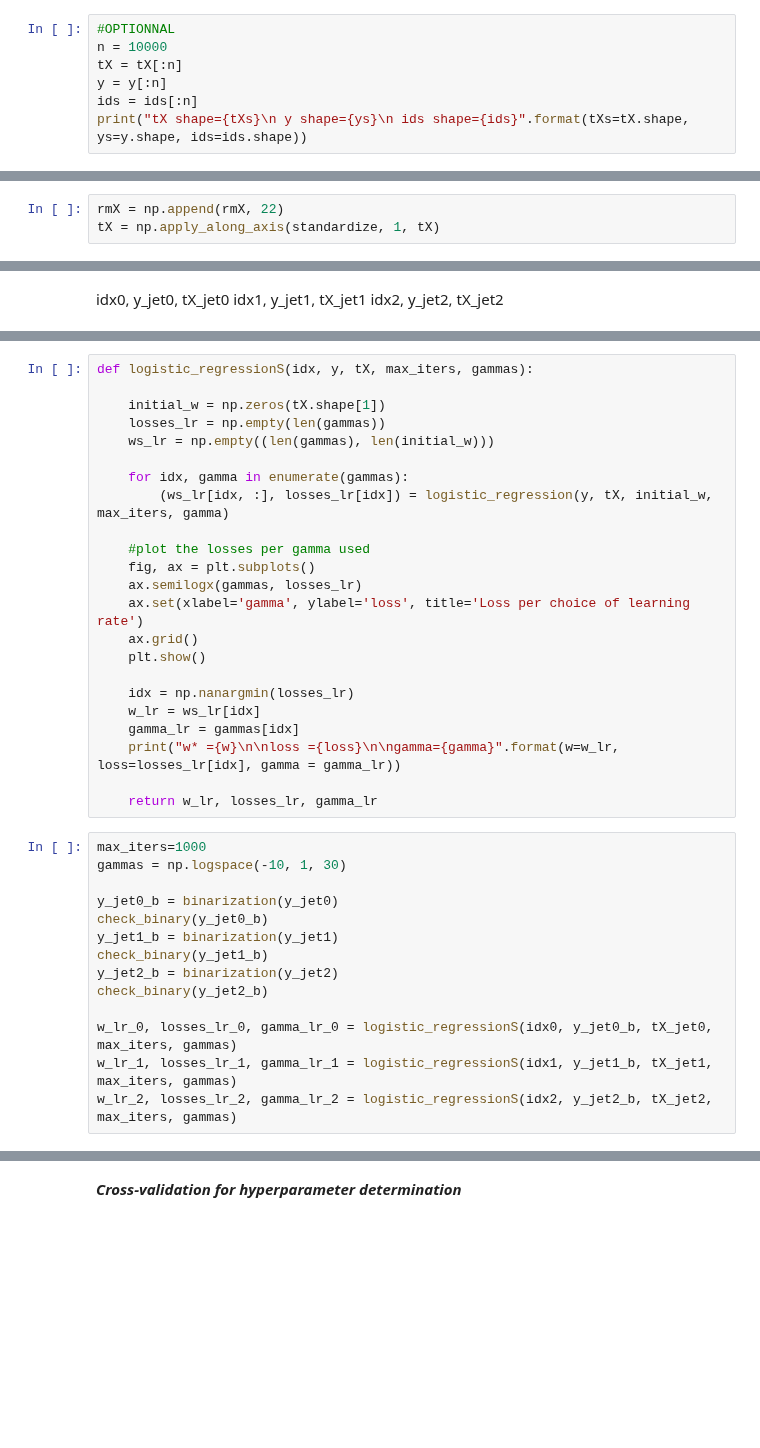
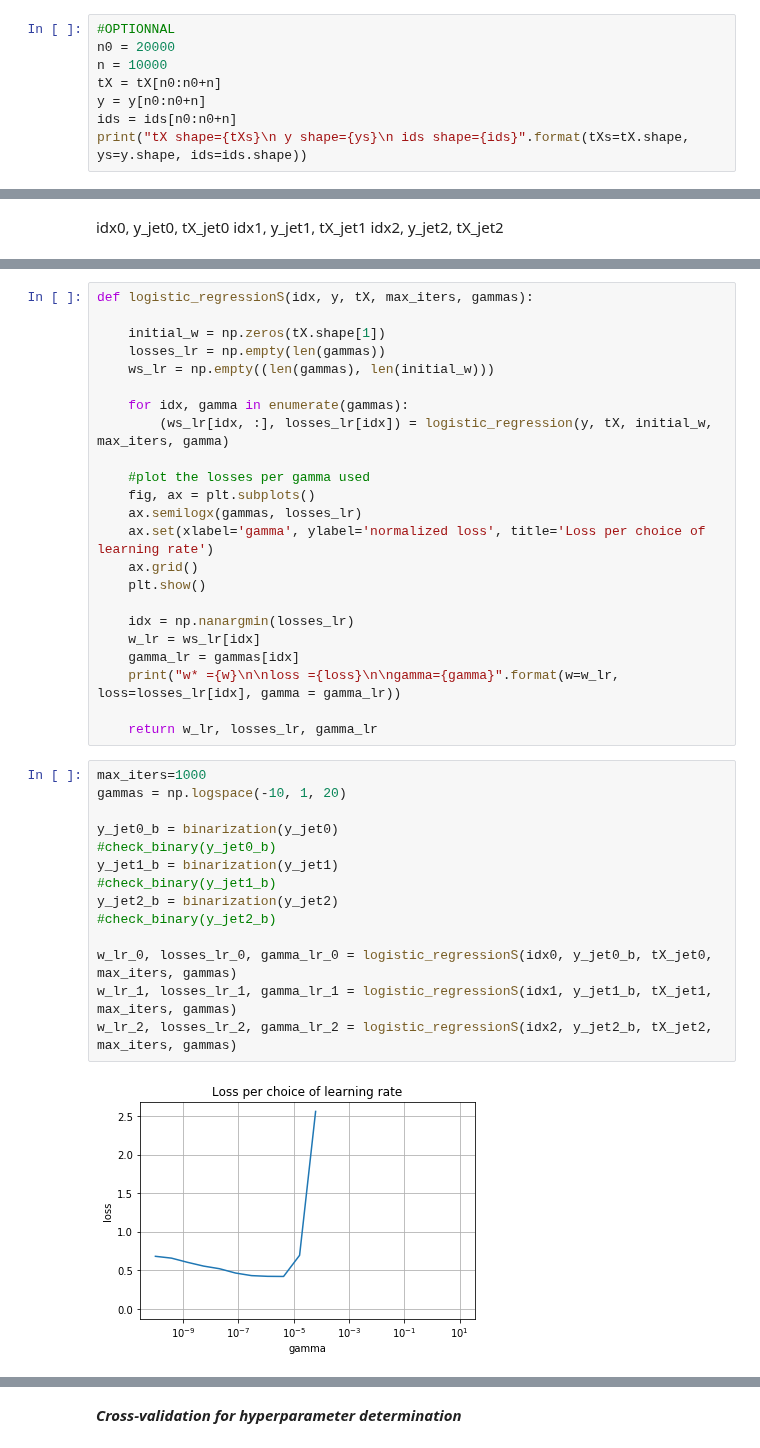
Before and after one commit to cschneuw/Machine-learning-Project-2019, a Jupyter notebook: scripts/project1.ipynb, the cells around one changed output, grey strips where cells are left out. Saved outputs shown, nothing was run; the diff lists cells and outputs as text; blank space fills up the shorter version.

```diff
--- a/scripts/project1.ipynb
+++ b/scripts/project1.ipynb
@@ -68,8 +68,9 @@ y, tX = remove_outliers(y, tX, [0, 2, 3, 8, 13, 16, 19, 21, 23, 26],
 Selecting a sub-sample of training test
 # %%
 #OPTIONNAL
+n0 = 20000
 n = 10000
-tX = tX[:n]
-y = y[:n]
-ids = ids[:n]
+tX = tX[n0:n0+n]
+y = y[n0:n0+n]
+ids = ids[n0:n0+n]
 print("tX shape={tXs}\n y shape={ys}\n ids shape={ids}".format(tXs=tX.shape, ys=y.shape, ids=ids.shape))
@@ -109,3 +110,0 @@ Standarize the data:
-# %%
-rmX = np.append(rmX, 22)
-tX = np.apply_along_axis(standardize, 1, tX)
@@ -337,7 +321,7 @@ def logistic_regressionS(idx, y, tX, max_iters, gammas):
     #plot the losses per gamma used
     fig, ax = plt.subplots()
     ax.semilogx(gammas, losses_lr)
-    ax.set(xlabel='gamma', ylabel='loss', title='Loss per choice of learning rate')
+    ax.set(xlabel='gamma', ylabel='normalized loss', title='Loss per choice of learning rate')
     ax.grid()
     plt.show()
 
@@ -349,15 +333,17 @@ def logistic_regressionS(idx, y, tX, max_iters, gammas):
     return w_lr, losses_lr, gamma_lr
 # %%
 max_iters=1000
-gammas = np.logspace(-10, 1, 30)
+gammas = np.logspace(-10, 1, 20)
 
 y_jet0_b = binarization(y_jet0)
-check_binary(y_jet0_b)
+#check_binary(y_jet0_b)
 y_jet1_b = binarization(y_jet1)
-check_binary(y_jet1_b)
+#check_binary(y_jet1_b)
 y_jet2_b = binarization(y_jet2)
-check_binary(y_jet2_b)
+#check_binary(y_jet2_b)
 
 w_lr_0, losses_lr_0, gamma_lr_0 = logistic_regressionS(idx0, y_jet0_b, tX_jet0, max_iters, gammas)
 w_lr_1, losses_lr_1, gamma_lr_1 = logistic_regressionS(idx1, y_jet1_b, tX_jet1, max_iters, gammas)
 w_lr_2, losses_lr_2, gamma_lr_2 = logistic_regressionS(idx2, y_jet2_b, tX_jet2, max_iters, gammas)
+# %% [output]
+[figure, added]
```
Also changed, not shown: parts of 12 cells of this notebook, 1 other file.
